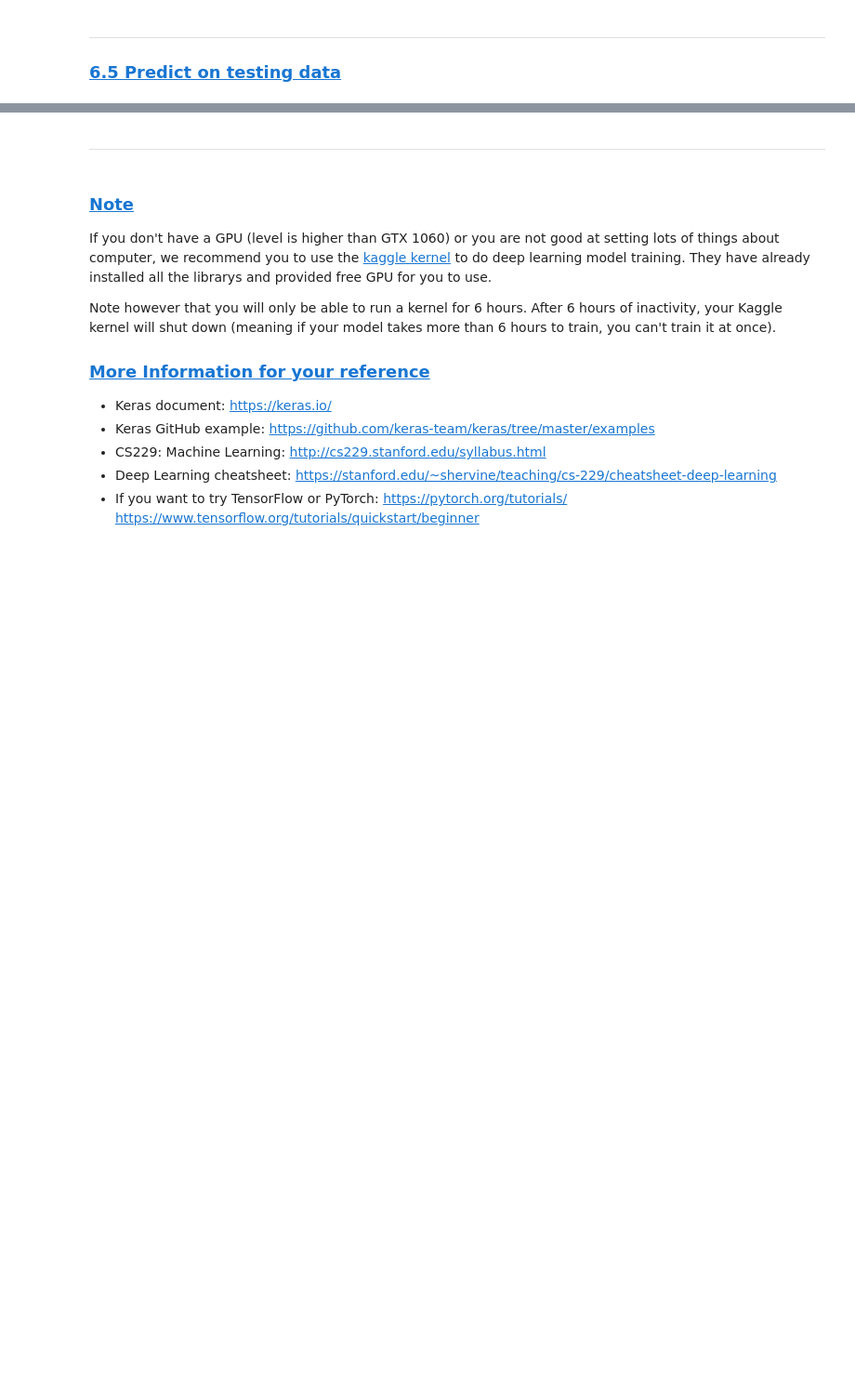
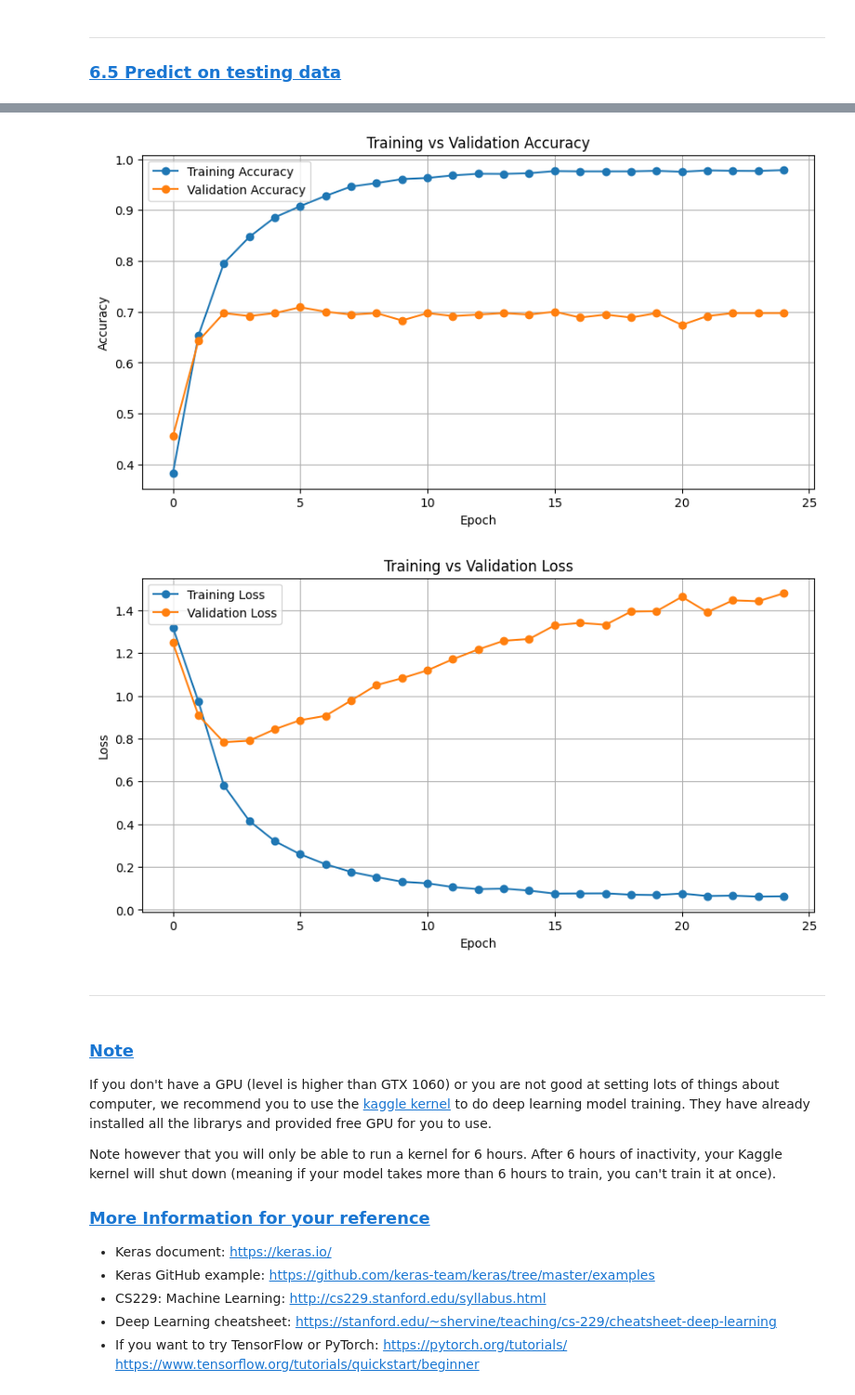
Before and after one commit to Peter-2002/DM2025-Lab2-Exercise, a Jupyter notebook: DM2025-Lab2-Master-Phase_1.ipynb, the cells around one changed output, grey strips where cells are left out. Shown at 93% size. Saved outputs shown, nothing was run; the diff lists cells and outputs as text; code cells hidden in the pictures; blank space fills up the shorter version.

```diff
--- a/DM2025-Lab2-Master-Phase_1.ipynb
+++ b/DM2025-Lab2-Master-Phase_1.ipynb
@@ -764,3 +835,49 @@ Plot the Training and Validation Accuracy and Loss (different plots), just like
+# %%
+# Answer here
+# Answer here
+import matplotlib.pyplot as plt
+
+# ---- Accuracy Plot ----
+plt.figure(figsize=(10, 5))
+plt.plot(training_log['epoch'], training_log['accuracy'], label='Training Accuracy', marker='o')
+plt.plot(training_log['epoch'], training_log['val_accuracy'], label='Validation Accuracy', marker='o')
+plt.title('Training vs Validation Accuracy')
+plt.xlabel('Epoch')
+plt.ylabel('Accuracy')
+plt.legend()
+plt.grid(True)
+plt.show()
+
+# ---- Loss Plot ----
+plt.figure(figsize=(10, 5))
+plt.plot(training_log['epoch'], training_log['loss'], label='Training Loss', marker='o')
+plt.plot(training_log['epoch'], training_log['val_loss'], label='Validation Loss', marker='o')
+plt.title('Training vs Validation Loss')
+plt.xlabel('Epoch')
+plt.ylabel('Loss')
+plt.legend()
+plt.grid(True)
+plt.show()
+
+# ---- Interpretation ----
+
+# Training accuracy steadily increases from ~0.39 to ~0.98, while training loss drops from ~1.32 to ~0.066,
+# indicating that the model is learning the training data very well.
+
+# Validation accuracy improves initially to ~0.68 but then plateaus and fluctuates,
+# while validation loss decreases at first but eventually rises above 1.5.
+# This suggests the model struggles to generalize to unseen data.
+
+# ---- Relation to Overfitting ----
+
+# Underfitting: Both training and validation metrics are poor — not observed here.
+# Overfitting: Training accuracy keeps improving and loss decreases, but validation accuracy stagnates and loss rises.
+# This pattern shows the model is overfitting the training data.
+
+# Ideal Fit: Training and validation metrics should improve together with a small gap, which is not the case here.
+# %% [output]
+[figure, added]
+[figure, added]
 # %% [markdown]
 ---
 # %% [markdown]
```
Also changed, not shown: parts of 40 cells of this notebook.
